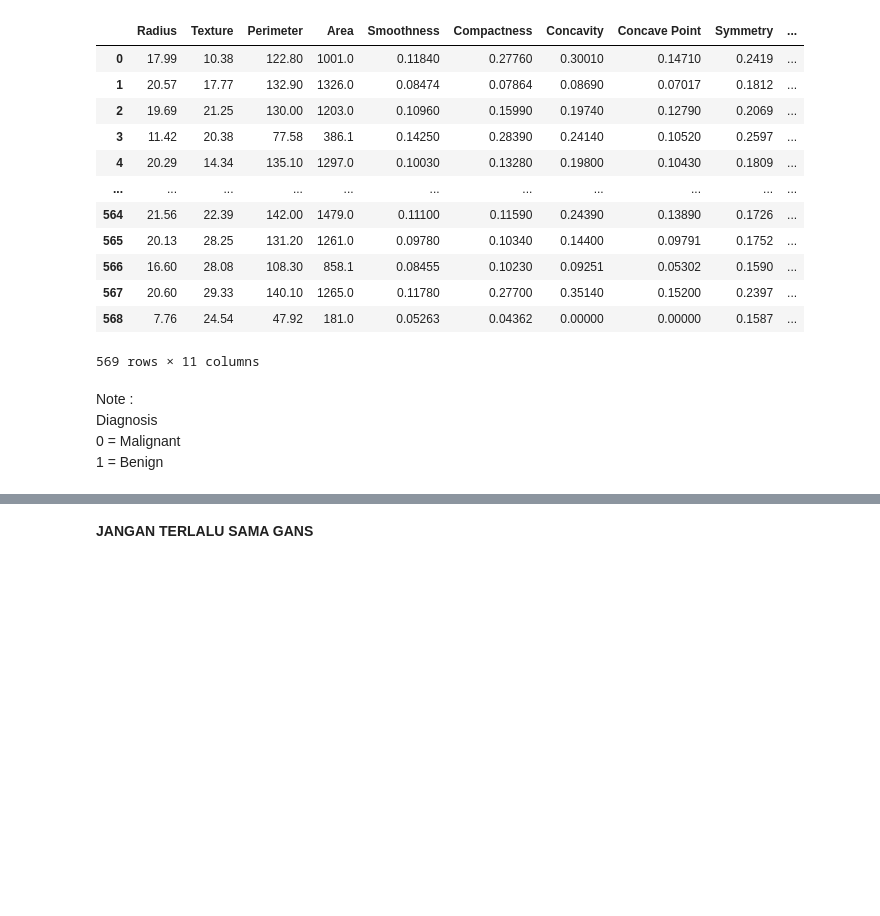
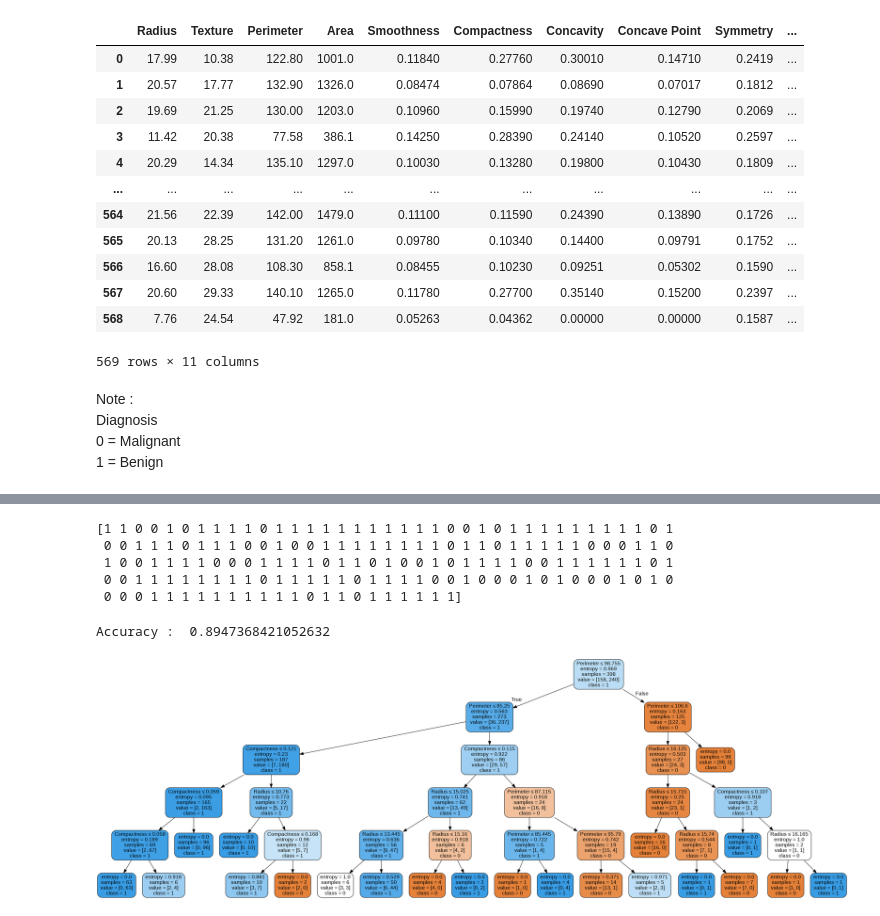
Before and after one commit to frdanwrhdyt/Learning_Decision_Tree, a Jupyter notebook: Untitled0.ipynb, the cells around one changed output, grey strips where cells are left out. Cells and saved outputs as stored; diff of their text form; code cells hidden in the pictures; blank space fills up the shorter version.

```diff
--- a/Untitled0.ipynb
+++ b/Untitled0.ipynb
@@ -92,2 +102,35 @@ Image(graph.create_png())
-# %% [markdown]
-**JANGAN TERLALU SAMA GANS**
+# %%
+#entropy impurity
+clf = DecisionTreeClassifier(criterion = 'entropy', max_depth=5) #Manipulasi akurasi di sini
+clf = clf.fit(x_train, y_train)
+
+y_pred = clf.predict(x_test)
+print(y_pred)
+# %% [output]
+[1 1 0 0 1 0 1 1 1 1 0 1 1 1 1 1 1 1 1 1 1 1 0 0 1 0 1 1 1 1 1 1 1 1 1 0 1
+ 0 0 1 1 1 0 1 1 1 0 0 1 0 0 1 1 1 1 1 1 1 1 0 1 1 0 1 1 1 1 1 0 0 0 1 1 0
+ 1 0 0 1 1 1 1 0 0 0 1 1 1 1 0 1 1 0 1 0 0 1 0 1 1 1 1 0 0 1 1 1 1 1 1 0 1
+ 0 0 1 1 1 1 1 1 1 1 0 1 1 1 1 1 0 1 1 1 1 0 0 1 0 0 0 1 0 1 0 0 0 1 0 1 0
+ 0 0 0 1 1 1 1 1 1 1 1 1 1 0 1 1 0 1 1 1 1 1 1]
+# %%
+metric = metrics.accuracy_score(y_test, y_pred)
+print("\nAccuracy : ", metric)
+# %% [output]
+Accuracy :  0.8947368421052632
+# %%
+feature_cols = ['Radius', 'Perimeter', 'Compactness',]
+
+dot_data = StringIO()
+export_graphviz(
+    clf, out_file=dot_data,
+    filled=True, rounded = True,
+    special_characters = True,
+    feature_names = feature_cols,
+    class_names = ['0', '1']
+    )
+
+graph = pydotplus.graph_from_dot_data(dot_data.getvalue())
+graph.write_png('Breast_Cancer.png')
+Image(graph.create_png())
+# %% [output]
+[figure, added]
```
Also changed, not shown: parts of 8 cells of this notebook.
